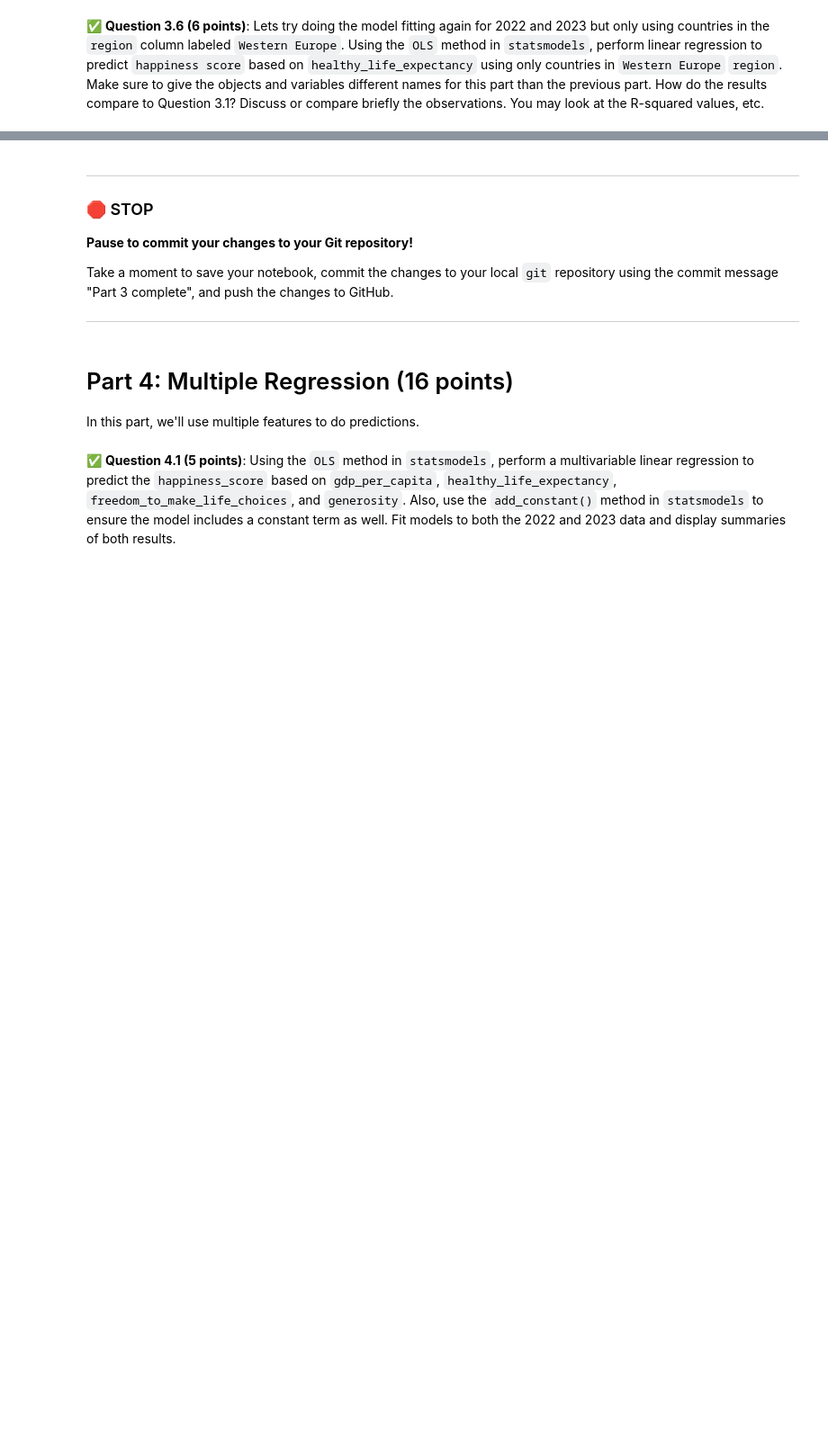
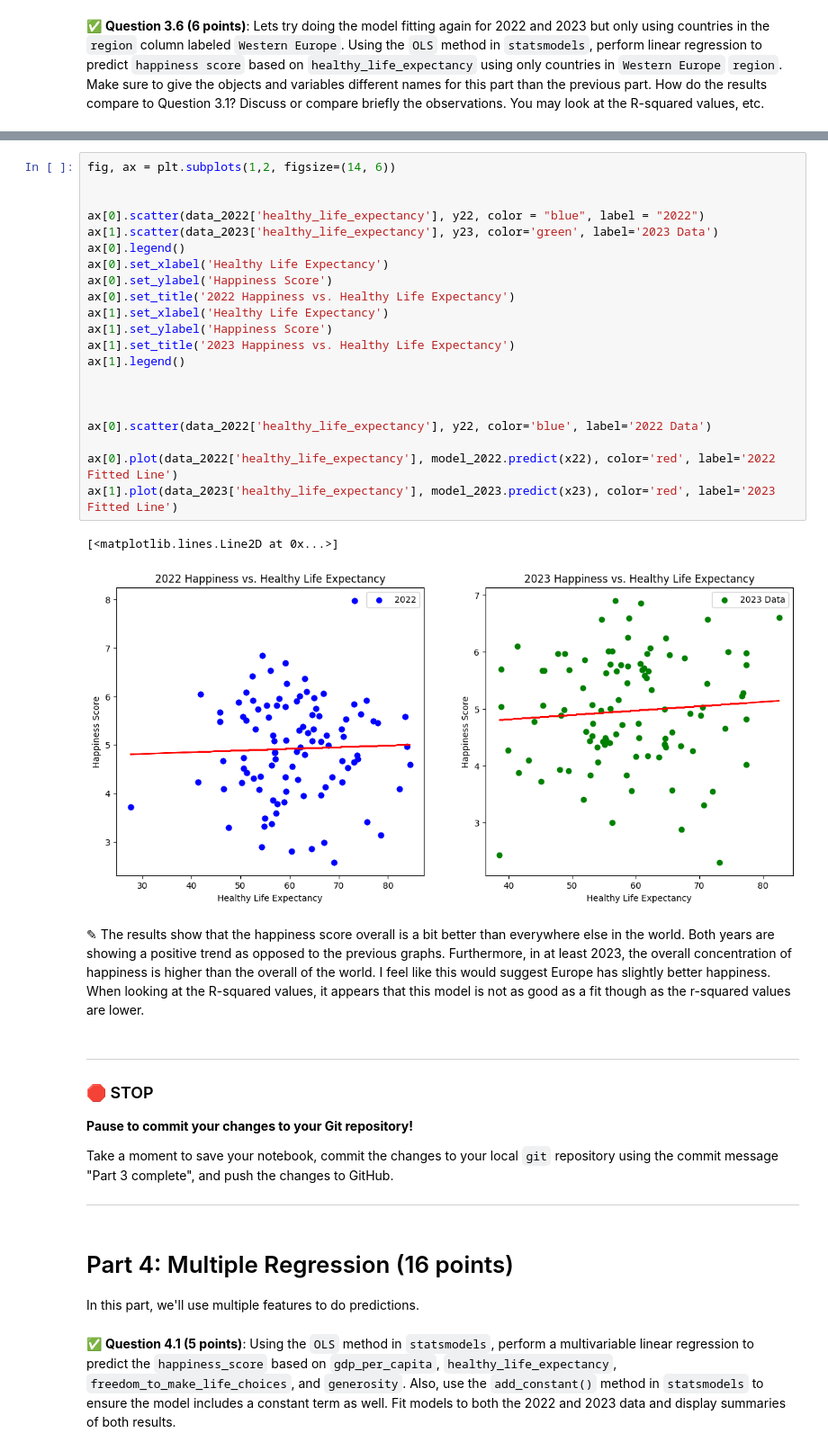
Before and after one commit to brytran/CMSE202-f23-turnin, a Jupyter notebook: hw-03/HW-03_Regression-S24-STUDENT.ipynb, the cells around one changed output, grey strips where cells are left out. Shown: that part at 90% size. Drawn from its saved outputs; the diff is of its cells as text; blank space fills up the shorter version.

```diff
--- a/hw-03/HW-03_Regression-S24-STUDENT.ipynb
+++ b/hw-03/HW-03_Regression-S24-STUDENT.ipynb
@@ -157,3 +295,29 @@ In this part, we'll perform some one-variable linear regression analysis on the
+# %%
+fig, ax = plt.subplots(1,2, figsize=(14, 6))
+
+
+ax[0].scatter(data_2022['healthy_life_expectancy'], y22, color = "blue", label = "2022")
+ax[1].scatter(data_2023['healthy_life_expectancy'], y23, color='green', label='2023 Data')
+ax[0].legend()
+ax[0].set_xlabel('Healthy Life Expectancy')
+ax[0].set_ylabel('Happiness Score')
+ax[0].set_title('2022 Happiness vs. Healthy Life Expectancy')
+ax[1].set_xlabel('Healthy Life Expectancy')
+ax[1].set_ylabel('Happiness Score')
+ax[1].set_title('2023 Happiness vs. Healthy Life Expectancy')
+ax[1].legend()
+
+
+
+ax[0].scatter(data_2022['healthy_life_expectancy'], y22, color='blue', label='2022 Data')
+
+ax[0].plot(data_2022['healthy_life_expectancy'], model_2022.predict(x22), color='red', label='2022 Fitted Line')
+ax[1].plot(data_2023['healthy_life_expectancy'], model_2023.predict(x23), color='red', label='2023 Fitted Line')
+# %% [output]
+[<matplotlib.lines.Line2D at 0x...>]
+[figure, added]
+# %% [markdown]
+<font size=+3>&#9998;</font> The results show that the happiness score overall is a bit better than everywhere else in the world. Both years are showing a positive trend as opposed to the previous graphs. Furthermore, in at least 2023, the overall concentration of happiness is higher than the overall of the world. I feel like this would suggest Europe has slightly better happiness. When looking at the R-squared values, it appears that this model is not as good as a fit though as the r-squared values are lower.
 # %% [markdown]
 ---
 ### &#128721; STOP
```
Also changed, not shown: parts of 16 cells of this notebook.
